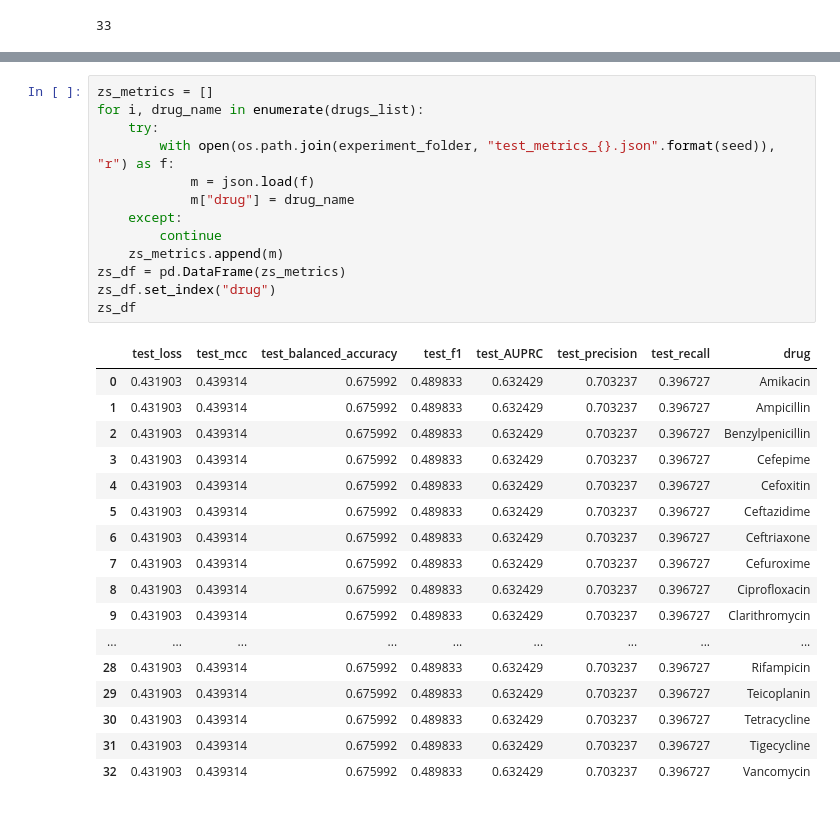
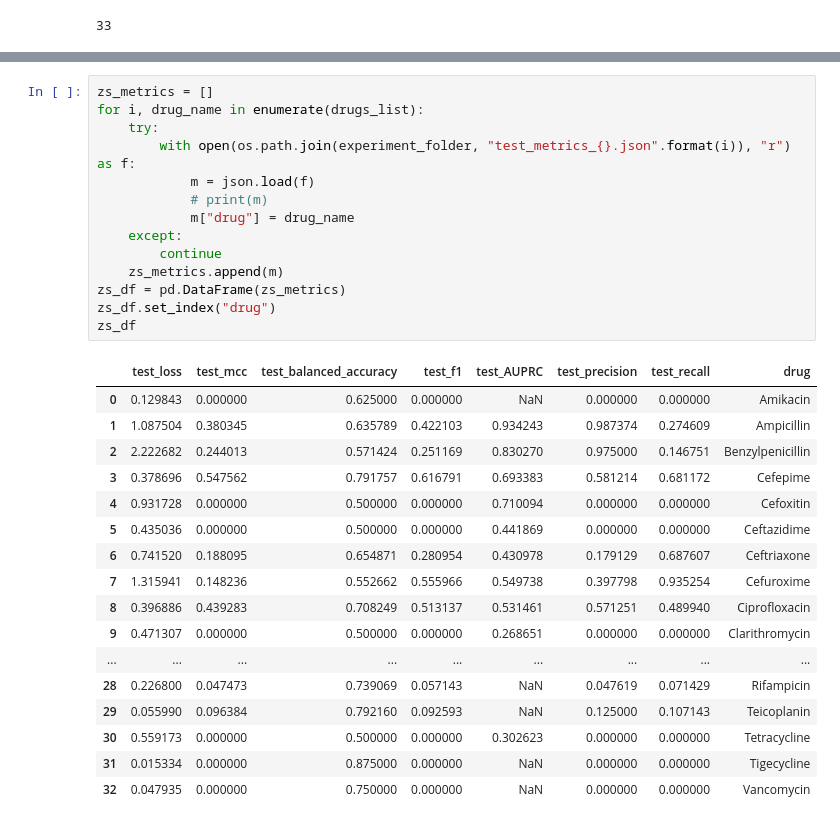
Before and after one commit to BorgwardtLab/MultimodalAMR, a Jupyter notebook: gv_experiments/Plot metrics.ipynb, the cells around one changed output, grey strips where cells are left out. Drawn from its saved outputs; the diff is of its cells as text.

```diff
--- a/gv_experiments/Plot metrics.ipynb
+++ b/gv_experiments/Plot metrics.ipynb
@@ -202,31 +174,32 @@ len(os.listdir(experiment_folder))
 # %%
 zs_metrics = []
 for i, drug_name in enumerate(drugs_list):
     try:
-        with open(os.path.join(experiment_folder, "test_metrics_{}.json".format(seed)), "r") as f:
+        with open(os.path.join(experiment_folder, "test_metrics_{}.json".format(i)), "r") as f:
             m = json.load(f)
+            # print(m)
             m["drug"] = drug_name
     except:
         continue
     zs_metrics.append(m)
 zs_df = pd.DataFrame(zs_metrics)
 zs_df.set_index("drug")
 zs_df
 # %% [output]
 |  | test_loss | test_mcc | test_balanced_accuracy | test_f1 | test_AUPRC | test_precision | test_recall | drug |
-| 0 | 0.431903 | 0.439314 | 0.675992 | 0.489833 | 0.632429 | 0.703237 | 0.396727 | Amikacin |
-| 1 | 0.431903 | 0.439314 | 0.675992 | 0.489833 | 0.632429 | 0.703237 | 0.396727 | Ampicillin |
-| 2 | 0.431903 | 0.439314 | 0.675992 | 0.489833 | 0.632429 | 0.703237 | 0.396727 | Benzylpenicillin |
-| 3 | 0.431903 | 0.439314 | 0.675992 | 0.489833 | 0.632429 | 0.703237 | 0.396727 | Cefepime |
-| 4 | 0.431903 | 0.439314 | 0.675992 | 0.489833 | 0.632429 | 0.703237 | 0.396727 | Cefoxitin |
-| 5 | 0.431903 | 0.439314 | 0.675992 | 0.489833 | 0.632429 | 0.703237 | 0.396727 | Ceftazidime |
-| 6 | 0.431903 | 0.439314 | 0.675992 | 0.489833 | 0.632429 | 0.703237 | 0.396727 | Ceftriaxone |
-| 7 | 0.431903 | 0.439314 | 0.675992 | 0.489833 | 0.632429 | 0.703237 | 0.396727 | Cefuroxime |
-| 8 | 0.431903 | 0.439314 | 0.675992 | 0.489833 | 0.632429 | 0.703237 | 0.396727 | Ciprofloxacin |
-| 9 | 0.431903 | 0.439314 | 0.675992 | 0.489833 | 0.632429 | 0.703237 | 0.396727 | Clarithromycin |
+| 0 | 0.129843 | 0.000000 | 0.625000 | 0.000000 | NaN | 0.000000 | 0.000000 | Amikacin |
+| 1 | 1.087504 | 0.380345 | 0.635789 | 0.422103 | 0.934243 | 0.987374 | 0.274609 | Ampicillin |
+| 2 | 2.222682 | 0.244013 | 0.571424 | 0.251169 | 0.830270 | 0.975000 | 0.146751 | Benzylpenicillin |
+| 3 | 0.378696 | 0.547562 | 0.791757 | 0.616791 | 0.693383 | 0.581214 | 0.681172 | Cefepime |
+| 4 | 0.931728 | 0.000000 | 0.500000 | 0.000000 | 0.710094 | 0.000000 | 0.000000 | Cefoxitin |
+| 5 | 0.435036 | 0.000000 | 0.500000 | 0.000000 | 0.441869 | 0.000000 | 0.000000 | Ceftazidime |
+| 6 | 0.741520 | 0.188095 | 0.654871 | 0.280954 | 0.430978 | 0.179129 | 0.687607 | Ceftriaxone |
+| 7 | 1.315941 | 0.148236 | 0.552662 | 0.555966 | 0.549738 | 0.397798 | 0.935254 | Cefuroxime |
+| 8 | 0.396886 | 0.439283 | 0.708249 | 0.513137 | 0.531461 | 0.571251 | 0.489940 | Ciprofloxacin |
+| 9 | 0.471307 | 0.000000 | 0.500000 | 0.000000 | 0.268651 | 0.000000 | 0.000000 | Clarithromycin |
 | ... | ... | ... | ... | ... | ... | ... | ... | ... |
-| 28 | 0.431903 | 0.439314 | 0.675992 | 0.489833 | 0.632429 | 0.703237 | 0.396727 | Rifampicin |
-| 29 | 0.431903 | 0.439314 | 0.675992 | 0.489833 | 0.632429 | 0.703237 | 0.396727 | Teicoplanin |
-| 30 | 0.431903 | 0.439314 | 0.675992 | 0.489833 | 0.632429 | 0.703237 | 0.396727 | Tetracycline |
-| 31 | 0.431903 | 0.439314 | 0.675992 | 0.489833 | 0.632429 | 0.703237 | 0.396727 | Tigecycline |
-| 32 | 0.431903 | 0.439314 | 0.675992 | 0.489833 | 0.632429 | 0.703237 | 0.396727 | Vancomycin |
+| 28 | 0.226800 | 0.047473 | 0.739069 | 0.057143 | NaN | 0.047619 | 0.071429 | Rifampicin |
+| 29 | 0.055990 | 0.096384 | 0.792160 | 0.092593 | NaN | 0.125000 | 0.107143 | Teicoplanin |
+| 30 | 0.559173 | 0.000000 | 0.500000 | 0.000000 | 0.302623 | 0.000000 | 0.000000 | Tetracycline |
+| 31 | 0.015334 | 0.000000 | 0.875000 | 0.000000 | NaN | 0.000000 | 0.000000 | Tigecycline |
+| 32 | 0.047935 | 0.000000 | 0.750000 | 0.000000 | NaN | 0.000000 | 0.000000 | Vancomycin |
```
Also changed, not shown: parts of 30 cells of this notebook, 15 other files.
